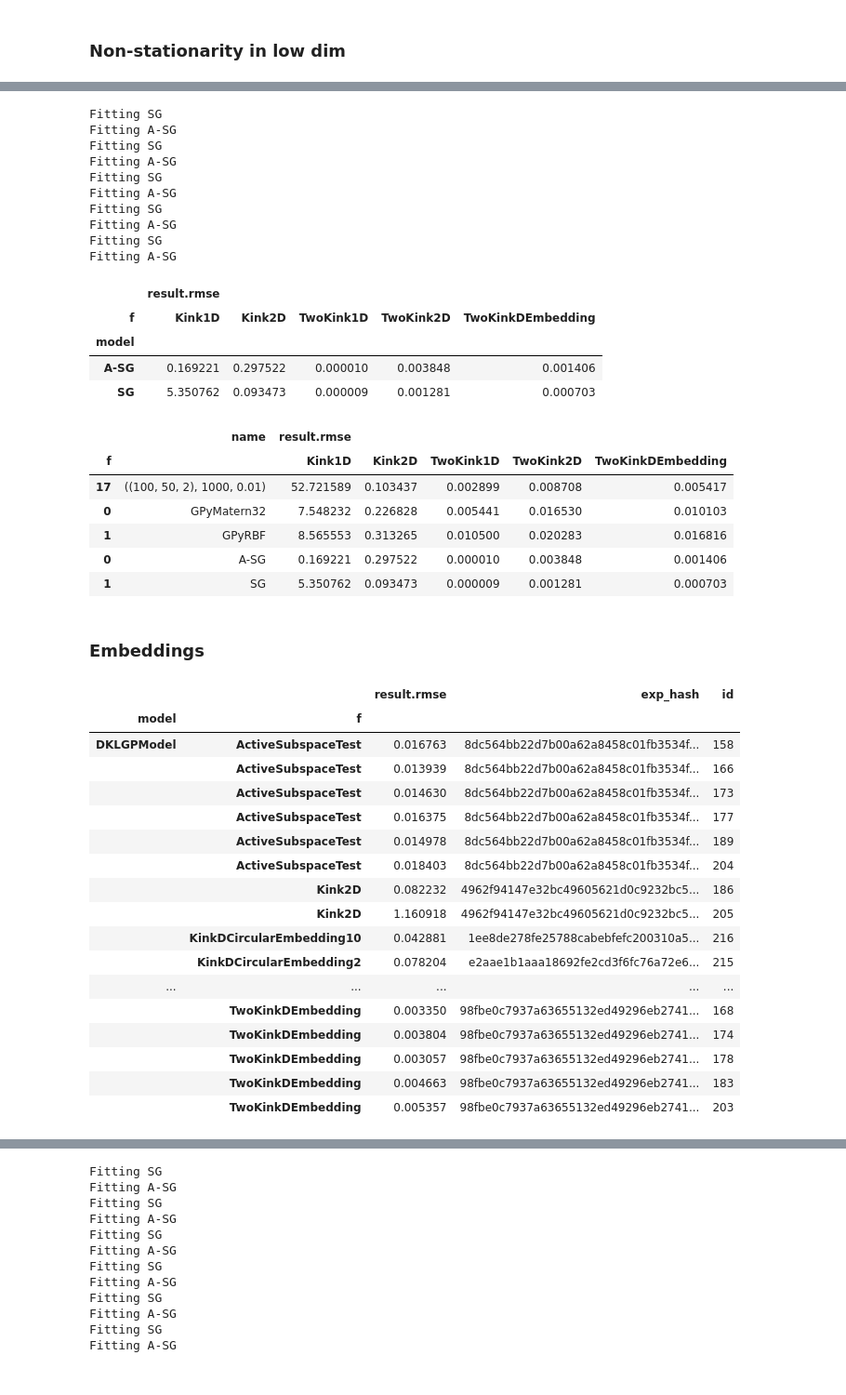
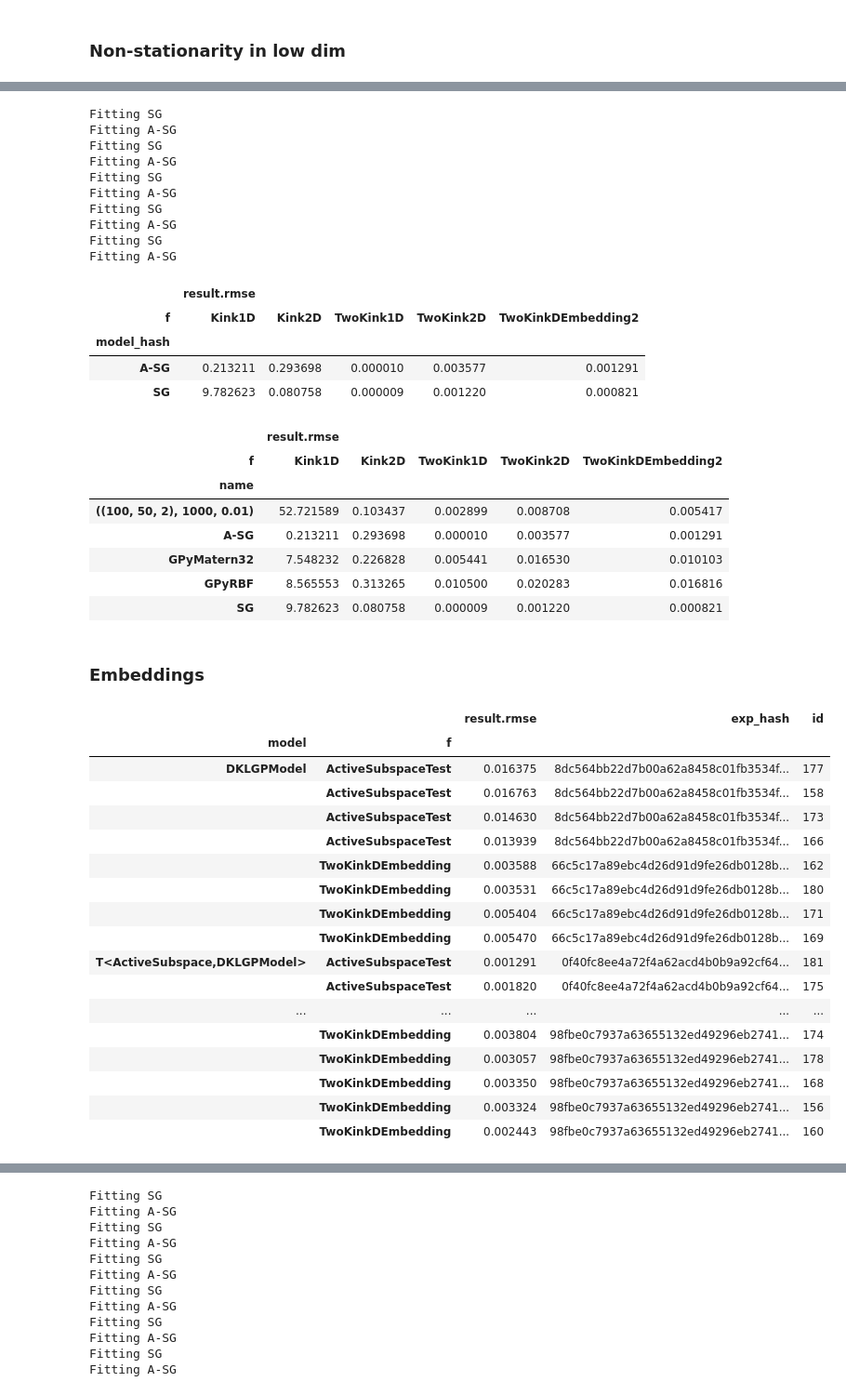
Before and after one commit to tmpethick/thesis-code, a Jupyter notebook: explorer_notebook.ipynb, the cells around one changed output, grey strips where cells are left out. Shown at 93% size. Saved outputs shown, nothing was run; the diff lists cells and outputs as text; code cells hidden in the pictures.

```diff
--- a/explorer_notebook.ipynb
+++ b/explorer_notebook.ipynb
@@ -187,6 +269,6 @@ exps
 # %%
 #exps = loader.find({'status': 'COMPLETED'})
 df = pd.DataFrame([get_exp_key_col(exp) for exp in exps])
-df = df.set_index(['exp_hash', 'id'])
+df = df.set_index('exp_hash').sort_index()
 df
 # %% [output]
@@ -798,8 +788,7 @@ gp_df
 # %%
 # SG models
 SG_df = create_SG_df(exps_rows_df, depth=10, refinement_level=12, f_tol=1e-4)
-SG_df = SG_df[['result.rmse']].unstack('f')
-SG_df
+SG_df.reset_index().set_index(['model_hash', 'f'])[['result.rmse']].unstack('f')
 # %% [output]
 Fitting SG
 Fitting A-SG
@@ -812,34 +801,35 @@ Fitting A-SG
 Fitting SG
 Fitting A-SG
 |  | result.rmse |  |  |  |  |
-| f | Kink1D | Kink2D | TwoKink1D | TwoKink2D | TwoKinkDEmbedding |
-| model |  |  |  |  |  |
-| A-SG | 0.169221 | 0.297522 | 0.000010 | 0.003848 | 0.001406 |
-| SG | 5.350762 | 0.093473 | 0.000009 | 0.001281 | 0.000703 |
+| f | Kink1D | Kink2D | TwoKink1D | TwoKink2D | TwoKinkDEmbedding2 |
+| model_hash |  |  |  |  |  |
+| A-SG | 0.213211 | 0.293698 | 0.000010 | 0.003577 | 0.001291 |
+| SG | 9.782623 | 0.080758 | 0.000009 | 0.001220 | 0.000821 |
 # %%
-dkl_mod_df = dkl_df.reset_index()
+# Stitch together with exp_hash as index
+dkl_mod_df = dkl_df
 dkl_mod_df['name'] = dkl_mod_df[['layers', 'n_iter', 'learning_rate']].apply(tuple, axis=1)
-dkl_mod_df = dkl_mod_df[['name', 'result.rmse']]
 dkl_mod_df = dkl_mod_df[dkl_mod_df['name'] == ((100, 50, 2), 1000, 0.01)]
 
-gp_mod_df = gp_df.reset_index()
+gp_mod_df = gp_df
 gp_mod_df['name'] = gp_mod_df['kernel']
-gp_mod_df = gp_mod_df[['name', 'result.rmse']]
 
-SG_mod_df = SG_df.reset_index()
+SG_mod_df = SG_df
 SG_mod_df['name'] = SG_mod_df['model']
-SG_mod_df = SG_mod_df[['name', 'result.rmse']]
 
+# Convert to nice view
 non_stat_df = pd.concat([dkl_mod_df, gp_mod_df, SG_mod_df])
+non_stat_df = non_stat_df.reset_index().set_index(['name', 'f'])[['result.rmse']].unstack('f')
 non_stat_df
 # %% [output]
-|  | name | result.rmse |  |  |  |  |
-| f |  | Kink1D | Kink2D | TwoKink1D | TwoKink2D | TwoKinkDEmbedding |
-| 17 | ((100, 50, 2), 1000, 0.01) | 52.721589 | 0.103437 | 0.002899 | 0.008708 | 0.005417 |
-| 0 | GPyMatern32 | 7.548232 | 0.226828 | 0.005441 | 0.016530 | 0.010103 |
-| 1 | GPyRBF | 8.565553 | 0.313265 | 0.010500 | 0.020283 | 0.016816 |
-| 0 | A-SG | 0.169221 | 0.297522 | 0.000010 | 0.003848 | 0.001406 |
-| 1 | SG | 5.350762 | 0.093473 | 0.000009 | 0.001281 | 0.000703 |
+|  | result.rmse |  |  |  |  |
+| f | Kink1D | Kink2D | TwoKink1D | TwoKink2D | TwoKinkDEmbedding2 |
+| name |  |  |  |  |  |
+| ((100, 50, 2), 1000, 0.01) | 52.721589 | 0.103437 | 0.002899 | 0.008708 | 0.005417 |
+| A-SG | 0.213211 | 0.293698 | 0.000010 | 0.003577 | 0.001291 |
+| GPyMatern32 | 7.548232 | 0.226828 | 0.005441 | 0.016530 | 0.010103 |
+| GPyRBF | 8.565553 | 0.313265 | 0.010500 | 0.020283 | 0.016816 |
+| SG | 9.782623 | 0.080758 | 0.000009 | 0.001220 | 0.000821 |
 # %%
 # \label{table:non-stat}
 save_table(non_stat_df.set_index('name').to_latex(escape=False), 'non-stat')
@@ -847,27 +837,26 @@ save_table(non_stat_df.set_index('name').to_latex(escape=False), 'non-stat')
 ### Embeddings
 # %%
 exps_rows_df = df[df["tag"] == "embedding"].copy()
-temp_df = exps_rows_df.reset_index().set_index(['model', 'f']).sort_index()[['result.rmse', 'exp_hash', 'id']]
-temp_df
+view_df(exps_rows_df, indexes=['model'], cols=['result.rmse', 'exp_hash', 'id'])
 # %% [output]
 |  |  | result.rmse | exp_hash | id |
 | model | f |  |  |  |
-| DKLGPModel | ActiveSubspaceTest | 0.016763 | 8dc564bb22d7b00a62a8458c01fb3534f... | 158 |
+| DKLGPModel | ActiveSubspaceTest | 0.016375 | 8dc564bb22d7b00a62a8458c01fb3534f... | 177 |
+|  | ActiveSubspaceTest | 0.016763 | 8dc564bb22d7b00a62a8458c01fb3534f... | 158 |
+|  | ActiveSubspaceTest | 0.014630 | 8dc564bb22d7b00a62a8458c01fb3534f... | 173 |
 |  | ActiveSubspaceTest | 0.013939 | 8dc564bb22d7b00a62a8458c01fb3534f... | 166 |
-|  | ActiveSubspaceTest | 0.014630 | 8dc564bb22d7b00a62a8458c01fb3534f... | 173 |
-|  | ActiveSubspaceTest | 0.016375 | 8dc564bb22d7b00a62a8458c01fb3534f... | 177 |
-|  | ActiveSubspaceTest | 0.014978 | 8dc564bb22d7b00a62a8458c01fb3534f... | 189 |
-|  | ActiveSubspaceTest | 0.018403 | 8dc564bb22d7b00a62a8458c01fb3534f... | 204 |
-|  | Kink2D | 0.082232 | 4962f94147e32bc49605621d0c9232bc5... | 186 |
-|  | Kink2D | 1.160918 | 4962f94147e32bc49605621d0c9232bc5... | 205 |
-|  | KinkDCircularEmbedding10 | 0.042881 | 1ee8de278fe25788cabebfefc200310a5... | 216 |
-|  | KinkDCircularEmbedding2 | 0.078204 | e2aae1b1aaa18692fe2cd3f6fc76a72e6... | 215 |
+|  | TwoKinkDEmbedding | 0.003588 | 66c5c17a89ebc4d26d91d9fe26db0128b... | 162 |
+|  | TwoKinkDEmbedding | 0.003531 | 66c5c17a89ebc4d26d91d9fe26db0128b... | 180 |
+|  | TwoKinkDEmbedding | 0.005404 | 66c5c17a89ebc4d26d91d9fe26db0128b... | 171 |
+|  | TwoKinkDEmbedding | 0.005470 | 66c5c17a89ebc4d26d91d9fe26db0128b... | 169 |
+| T<ActiveSubspace,DKLGPModel> | ActiveSubspaceTest | 0.001291 | 0f40fc8ee4a72f4a62acd4b0b9a92cf64... | 181 |
+|  | ActiveSubspaceTest | 0.001820 | 0f40fc8ee4a72f4a62acd4b0b9a92cf64... | 175 |
 | ... | ... | ... | ... | ... |
-|  | TwoKinkDEmbedding | 0.003350 | 98fbe0c7937a63655132ed49296eb2741... | 168 |
 |  | TwoKinkDEmbedding | 0.003804 | 98fbe0c7937a63655132ed49296eb2741... | 174 |
 |  | TwoKinkDEmbedding | 0.003057 | 98fbe0c7937a63655132ed49296eb2741... | 178 |
-|  | TwoKinkDEmbedding | 0.004663 | 98fbe0c7937a63655132ed49296eb2741... | 183 |
-|  | TwoKinkDEmbedding | 0.005357 | 98fbe0c7937a63655132ed49296eb2741... | 203 |
+|  | TwoKinkDEmbedding | 0.003350 | 98fbe0c7937a63655132ed49296eb2741... | 168 |
+|  | TwoKinkDEmbedding | 0.003324 | 98fbe0c7937a63655132ed49296eb2741... | 156 |
+|  | TwoKinkDEmbedding | 0.002443 | 98fbe0c7937a63655132ed49296eb2741... | 160 |
 # %%
 temp_df = temp_df.groupby(['model', 'f']).agg({'result.rmse': 'mean', 'exp_hash': 'first'})
 temp_df
```
Also changed, not shown: parts of 35 cells of this notebook, 8 other files.
